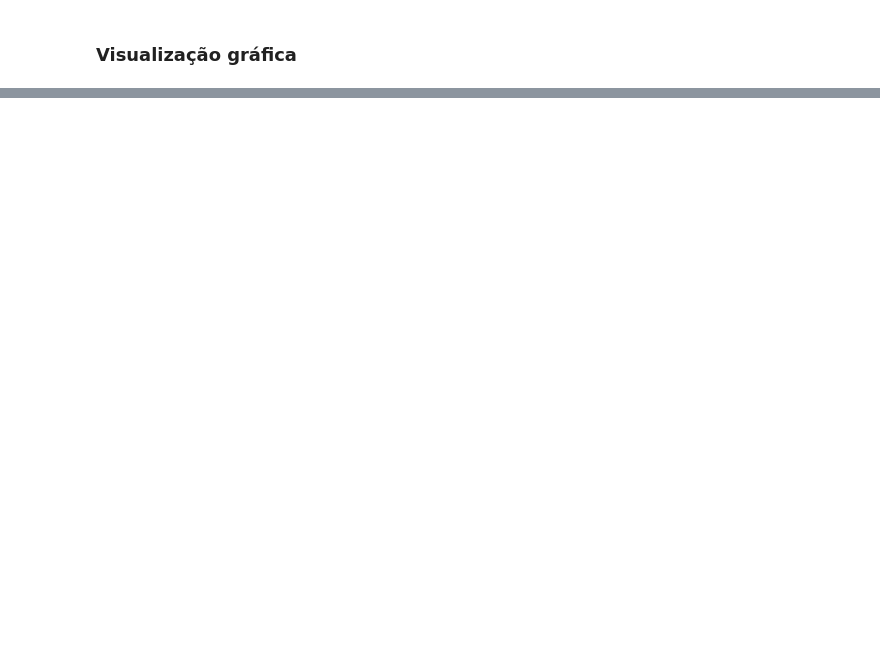
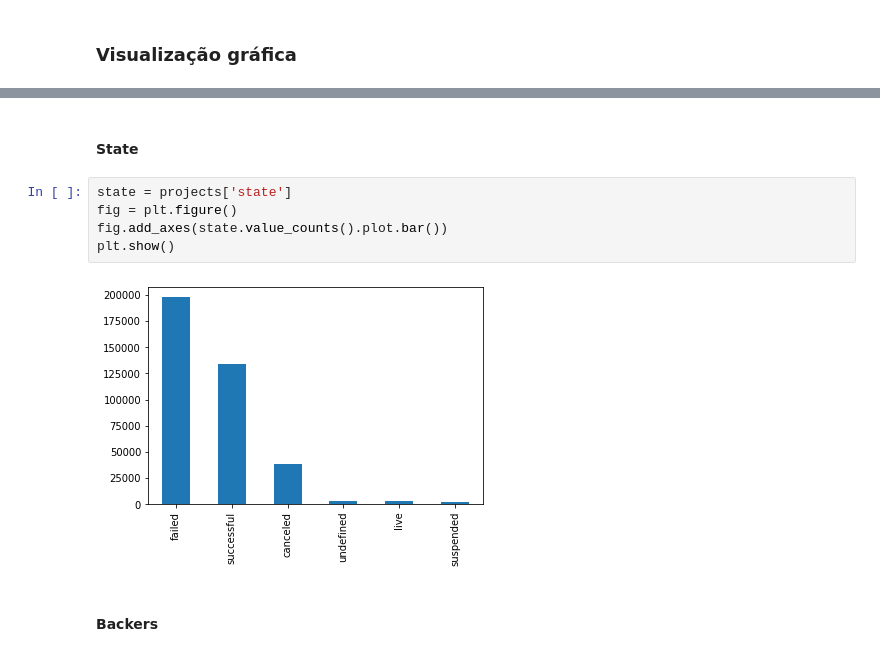
Before and after one commit to MNicaretta/KickstarterProjects, a Jupyter notebook: Kickstarter_projects.ipynb, the cells around one changed output, grey strips where cells are left out. Saved outputs shown, nothing was run; the diff lists cells and outputs as text; blank space fills up the shorter version.

```diff
--- a/Kickstarter_projects.ipynb
+++ b/Kickstarter_projects.ipynb
@@ -99,0 +180,11 @@ dtype: object
+# %% [markdown]
+#### State
+# %%
+state = projects['state']
+fig = plt.figure()
+fig.add_axes(state.value_counts().plot.bar())
+plt.show()
+# %% [output]
+[figure, added]
+# %% [markdown]
+#### Backers
```
Also changed, not shown: parts of 30 cells of this notebook.
